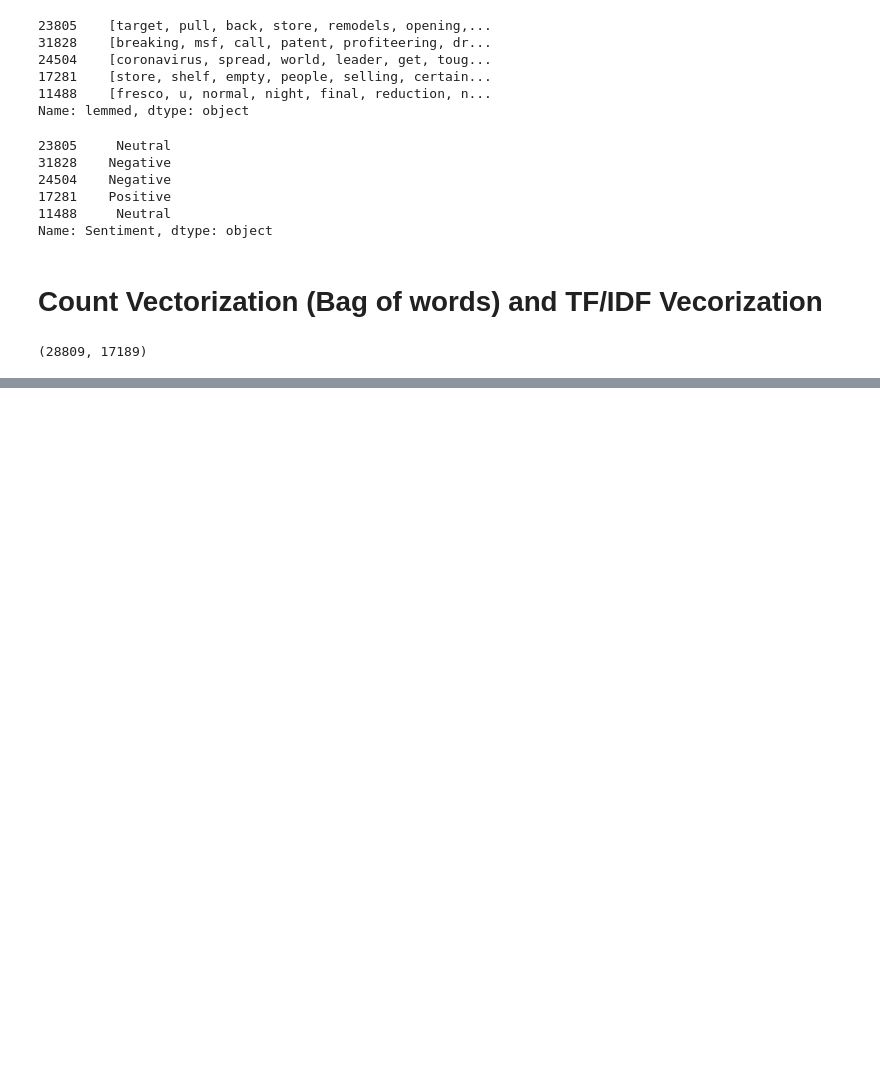
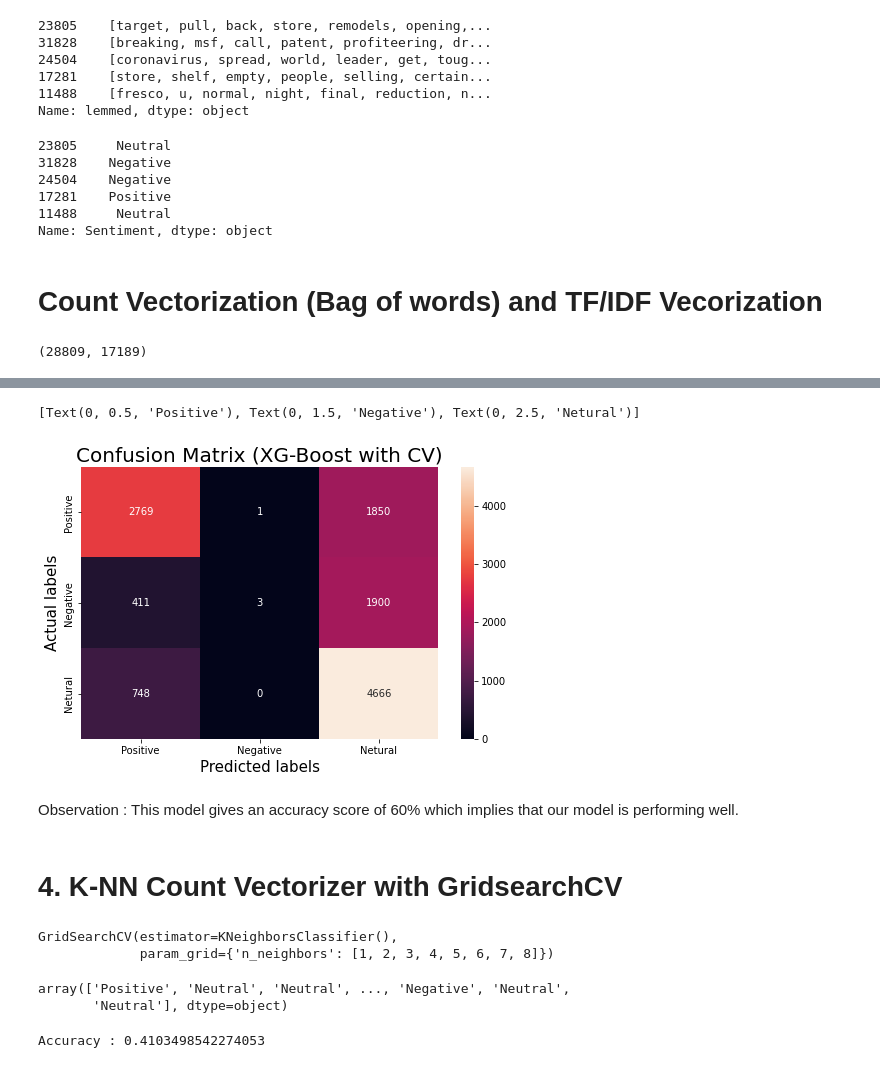
Before and after one commit to Shubhamprasad1995/Coronavirus-Tweet-Sentiment-Analysis, a Jupyter notebook: Coronavirus_Tweet_Sentiment_Analysis_Capstone_Project.ipynb, the cells around one changed output, grey strips where cells are left out. Cells and saved outputs as stored; diff of their text form; code cells hidden in the pictures; blank space fills up the shorter version.

```diff
--- a/Coronavirus_Tweet_Sentiment_Analysis_Capstone_Project.ipynb
+++ b/Coronavirus_Tweet_Sentiment_Analysis_Capstone_Project.ipynb
@@ -383,0 +506,9 @@ tv_X_test=tv.transform(X_test.astype(str).str.strip())
+# %%
+# Initializing model
+xgb_cv=XGBClassifier()
+
+#fitting the data to model
+xgb_cv.fit(cv_X_train,y_train)
+
+#predicted values
+pred_xgb_cv=xgb_cv.predict(cv_X_test)
@@ -383,0 +540,32 @@ tv_X_test=tv.transform(X_test.astype(str).str.strip())
+# %%
+#Plotting Confussion matrix
+cf3= (confusion_matrix(y_test,pred_xgb_cv))
+plt.figure(figsize=(8,5))
+ax= plt.subplot()
+sns.heatmap(cf3, annot=True, fmt=".0f",ax = ax)
+
+# labels, title and ticks
+ax.set_xlabel('Predicted labels', fontsize=15)
+ax.set_ylabel('Actual labels', fontsize=15)
+ax.set_title('Confusion Matrix (XG-Boost with CV)', fontsize=20)
+ax.xaxis.set_ticklabels(labels)
+ax.yaxis.set_ticklabels(labels)
+# %% [output]
+[Text(0, 0.5, 'Positive'), Text(0, 1.5, 'Negative'), Text(0, 2.5, 'Netural')]
+[figure, added]
+# %% [markdown]
+Observation :
+This model gives an accuracy score of 60% which implies that our model is performing well.
+# %% [markdown]
+# **4. K-NN Count Vectorizer with GridsearchCV**
+# %%
+# Initializing model
+knn = KNeighborsClassifier()
+param = {'n_neighbors': [1,2,3,4,5,6,7,8]}
+knn_cv = GridSearchCV(estimator=knn,param_grid=param)
+
+#fitting the data to model
+knn_cv.fit(cv_X_train, y_train)
+# %% [output]
+GridSearchCV(estimator=KNeighborsClassifier(),
+             param_grid={'n_neighbors': [1, 2, 3, 4, 5, 6, 7, 8]})
@@ -383,0 +575,11 @@ tv_X_test=tv.transform(X_test.astype(str).str.strip())
+# %%
+pred_knn_cv
+# %% [output]
+array(['Positive', 'Neutral', 'Neutral', ..., 'Negative', 'Neutral',
+       'Neutral'], dtype=object)
+# %%
+# Accuracy
+accuracy_KNN = accuracy_score(y_test,pred_knn_cv)
+print("Accuracy :",(accuracy_KNN))
+# %% [output]
+Accuracy : 0.4103498542274053
```
Also changed, not shown: parts of 25 cells of this notebook.
